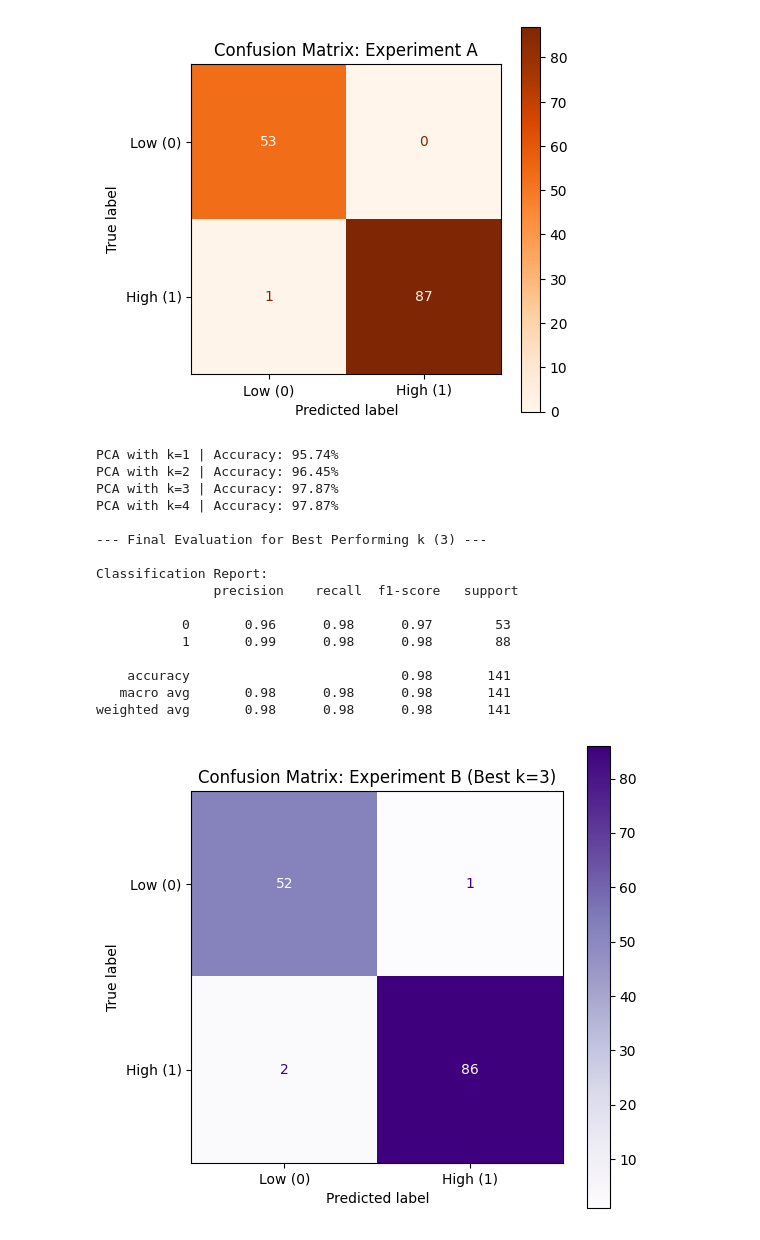
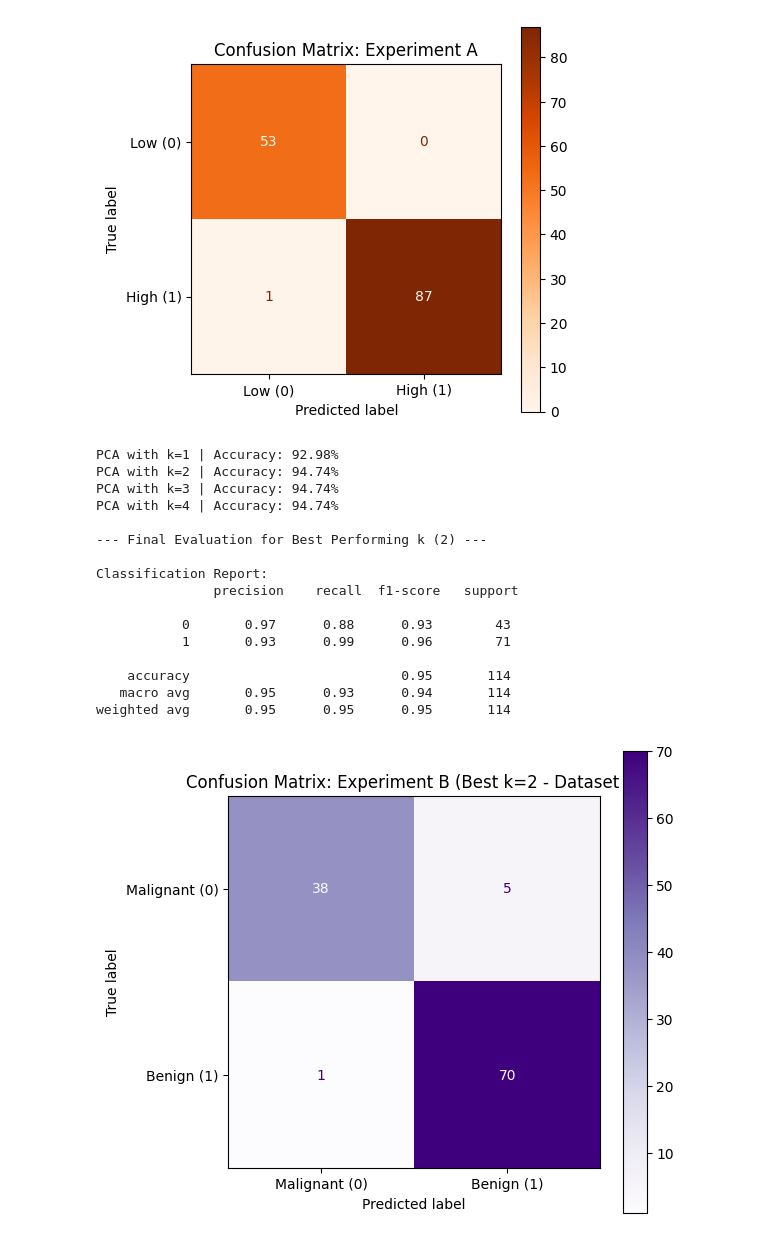
Before and after one commit to youssefamr24/Naive-Bayes-Classifier-PCA, a Jupyter notebook: experiments.ipynb, the cells around one changed output. Cells and saved outputs as stored; diff of their text form; code cells hidden in the pictures.

Commit message:
Implemention the experiments are done to Dataset 2 Breast Cancer

```diff
--- a/experiments.ipynb
+++ b/experiments.ipynb
@@ -77,0 +10,7 @@ print(df.isnull().sum)
+# %%
+# Loading the second dataset
+from sklearn.datasets import load_breast_cancer
+
+data = load_breast_cancer()
+df2 = pd.DataFrame(data.data, columns=data.feature_names)
+y2 = data.target # 0: Malignant, 1: Benign
@@ -123,20 +114,0 @@ Scaled Numerical Data (first 2 rows):
-# %%
-from sklearn.model_selection import train_test_split
-from sklearn.metrics import accuracy_score, classification_report
-
-# 1. Use the PCA results as our features (X) and Addiction Score as target (y)
-# We usually simplify the target into "High" vs "Low" addiction for Naive Bayes
-y_binary = (y > 5).astype(int)
-
-X_train, X_test, y_train, y_test = train_test_split(X_pca, y_binary, test_size=0.2, random_state=42)
-
-# 2. Initialize and Train
-nb_model = NaiveBayes_Scratch(model_type='gaussian')
-nb_model.fit(X_train, y_train)
-
-# 3. Predict
-y_pred = nb_model.predict(X_test)
-
-# 4. Evaluate
-print(f"Accuracy: {accuracy_score(y_test, y_pred)*100:.2f}%")
-print("\nClassification Report:\n", classification_report(y_test, y_pred))
@@ -239,20 +199,20 @@ Classification Report:
 weighted avg       0.99      0.99      0.99       141
 [figure]
 # %%
-# Experiment B [PCA + Naive Bayes]
+# Experiment B [PCA + Naive Bayes] [Second Dataset]
 
 best_k = 0
 best_acc = 0
 
 for k in [1, 2, 3, 4]:
     # 1. Initialize the PCA with k components
-    pca = PCA_Scratch(n_components= k)
+    pca = PCA_Scratch(n_components=k)
 
-    # 2. Fit and transform the numerical data
-    X_pca = pca.fit_transform(X_numerical_scaled)
+    # 2. Fit and transform the SECOND dataset numerical data
+    X_pca2 = pca.fit_transform(X2_scaled)
 
-    # Train Naive Bayes
-    X_tr, X_te, y_tr, y_te = train_test_split(X_pca, y_binary, test_size=0.2, random_state=42)
+    # 3. Train Naive Bayes using y2_binary
+    X_tr, X_te, y_tr, y_te = train_test_split(X_pca2, y2_binary, test_size=0.2, random_state=42)
     model = NaiveBayes_Scratch(model_type='gaussian')
     model.fit(X_tr, y_tr)
 
@@ -261,43 +221,44 @@ for k in [1, 2, 3, 4]:
     acc = accuracy_score(y_te, y_pred)
     print(f"PCA with k={k} | Accuracy: {acc*100:.2f}%")
 
     # Keep track of the best performing k for the final evaluation
     if acc > best_acc:
         best_acc = acc
         best_k = k
         best_y_test = y_te
         best_y_pred = y_pred
 
 # --- Evaluation of the best k ---
 print(f"\n--- Final Evaluation for Best Performing k ({best_k}) ---")
 
 # 1. Classification Report
 print("\nClassification Report:\n", classification_report(best_y_test, best_y_pred))
 
 # 2. Confusion Matrix
 cm_B = confusion_matrix(best_y_test, best_y_pred)
-disp_B = ConfusionMatrixDisplay(confusion_matrix=cm_B, display_labels=['Low (0)', 'High (1)'])
+# Labels updated for Cancer Dataset
+disp_B = ConfusionMatrixDisplay(confusion_matrix=cm_B, display_labels=['Malignant (0)', 'Benign (1)'])
 
 # Plotting the matrix
 fig, ax = plt.subplots(figsize=(6, 6))
 disp_B.plot(ax=ax, cmap='Purples', values_format='d')
-plt.title(f'Confusion Matrix: Experiment B (Best k={best_k})')
+plt.title(f'Confusion Matrix: Experiment B (Best k={best_k} - Dataset 2)')
 plt.show()
 # %% [output]
-PCA with k=1 | Accuracy: 95.74%
-PCA with k=2 | Accuracy: 96.45%
-PCA with k=3 | Accuracy: 97.87%
-PCA with k=4 | Accuracy: 97.87%
+PCA with k=1 | Accuracy: 92.98%
+PCA with k=2 | Accuracy: 94.74%
+PCA with k=3 | Accuracy: 94.74%
+PCA with k=4 | Accuracy: 94.74%
 
---- Final Evaluation for Best Performing k (3) ---
+--- Final Evaluation for Best Performing k (2) ---
 
 Classification Report:
                precision    recall  f1-score   support
 
-           0       0.96      0.98      0.97        53
-           1       0.99      0.98      0.98        88
+           0       0.97      0.88      0.93        43
+           1       0.93      0.99      0.96        71
 
-    accuracy                           0.98       141
-   macro avg       0.98      0.98      0.98       141
-weighted avg       0.98      0.98      0.98       141
+    accuracy                           0.95       114
+   macro avg       0.95      0.93      0.94       114
+weighted avg       0.95      0.95      0.95       114
-[figure, old version]
+[figure, new version]
```
Also changed, not shown: parts of 10 cells of this notebook.
